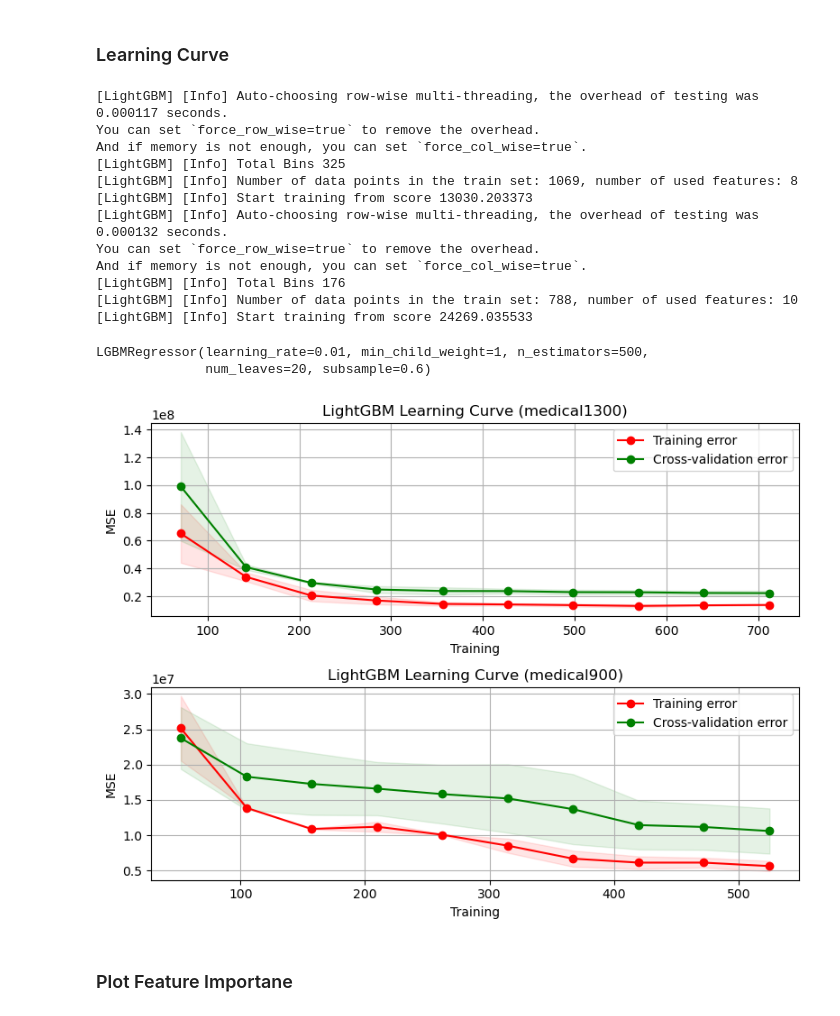
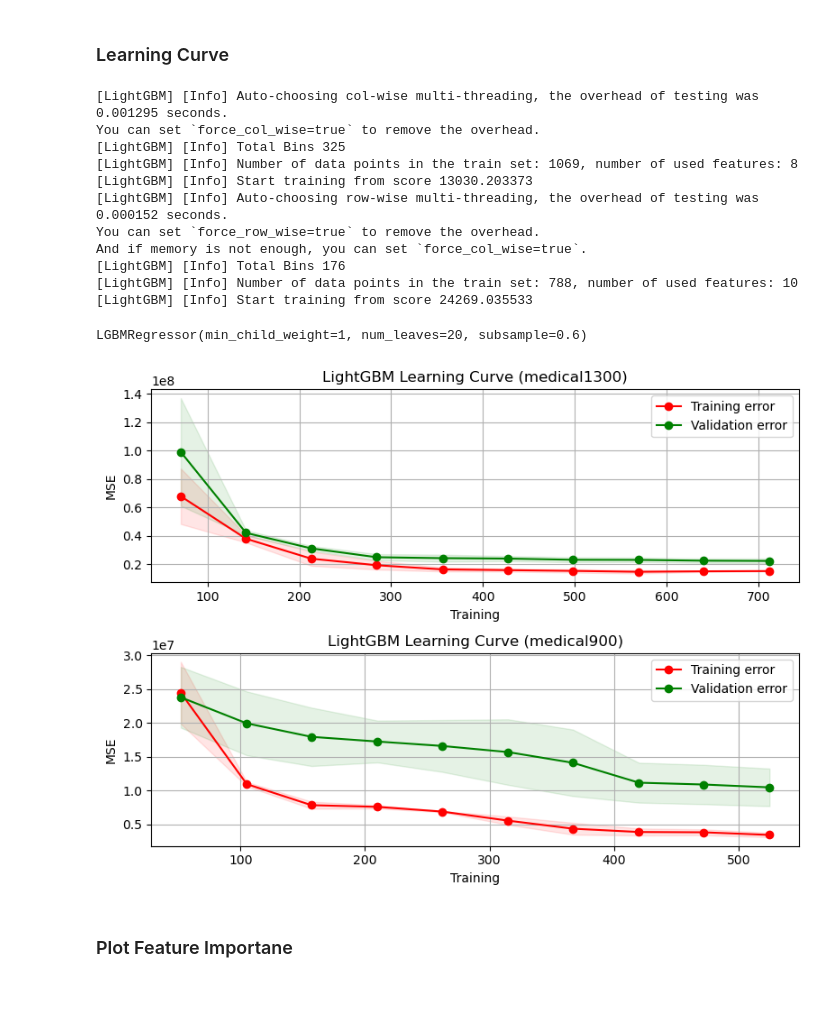
Before and after one commit to rizkyyusfian/Healthcare_Cost_Prediction, a Jupyter notebook: main.ipynb, the cells around one changed output. Cells and saved outputs as stored; diff of their text form; code cells hidden in the pictures.

```diff
--- a/main.ipynb
+++ b/main.ipynb
@@ -104,9 +104,9 @@ def evaluate_lightgbm(X_train, X_test, y_train, y_test):
     model = LGBMRegressor(verbose=0)
 
     param_grid = {
-        'n_estimators': [50, 100, 200, 300, 400, 500],
+        'n_estimators': [100, 200, 300],
         'learning_rate': [0.1, 0.01, 0.001],
-        'num_leaves': [20, 25, 30, 35, 40],
+        'num_leaves': [20, 25, 30],
         'min_child_weight': [1, 5, 10],
         'subsample': [0.6, 0.8, 1.0],
         'colsample_bytree': [0.6, 0.8, 1.0]
@@ -131,11 +131,11 @@ def evaluate_lightgbm(X_train, X_test, y_train, y_test):
         'Best Params': grid_search.best_params_
     }
 
-    return results
+    return results, grid_search.cv_results_
 
 # Evaluate LightGBM model on both datasets
-lgbm_results_1300 = evaluate_lightgbm(X_train_1300, X_test_1300, y_train_1300, y_test_1300)
-lgbm_results_900 = evaluate_lightgbm(X_train_900, X_test_900, y_train_900, y_test_900)
+lgbm_results_1300,  cv_results_1300 = evaluate_lightgbm(X_train_1300, X_test_1300, y_train_1300, y_test_1300)
+lgbm_results_900, cv_results_900  = evaluate_lightgbm(X_train_900, X_test_900, y_train_900, y_test_900)
 
 # Display the results
 print("Light GBM Hyperpamater Tuning using Grid Search")
@@ -195,20 +243,18 @@ lgbm_best_900 = LGBMRegressor(**lgbm_results_900['Best Params'])
 lgbm_best_1300.fit(X_train_1300, y_train_1300)
 lgbm_best_900.fit(X_train_900, y_train_900)
 # %% [output]
-[LightGBM] [Info] Auto-choosing row-wise multi-threading, the overhead of testing was 0.000117 seconds.
-You can set `force_row_wise=true` to remove the overhead.
-And if memory is not enough, you can set `force_col_wise=true`.
+[LightGBM] [Info] Auto-choosing col-wise multi-threading, the overhead of testing was 0.001295 seconds.
+You can set `force_col_wise=true` to remove the overhead.
 [LightGBM] [Info] Total Bins 325
 [LightGBM] [Info] Number of data points in the train set: 1069, number of used features: 8
 [LightGBM] [Info] Start training from score 13030.203373
-[LightGBM] [Info] Auto-choosing row-wise multi-threading, the overhead of testing was 0.000132 seconds.
+[LightGBM] [Info] Auto-choosing row-wise multi-threading, the overhead of testing was 0.000152 seconds.
 You can set `force_row_wise=true` to remove the overhead.
 And if memory is not enough, you can set `force_col_wise=true`.
 [LightGBM] [Info] Total Bins 176
 [LightGBM] [Info] Number of data points in the train set: 788, number of used features: 10
 [LightGBM] [Info] Start training from score 24269.035533
-LGBMRegressor(learning_rate=0.01, min_child_weight=1, n_estimators=500,
-              num_leaves=20, subsample=0.6)
+LGBMRegressor(min_child_weight=1, num_leaves=20, subsample=0.6)
 # %%
 # Function to plot learning curves
 def plot_learning_curve(estimator, X, y, title):
@@ -221,35 +267,35 @@ def plot_learning_curve(estimator, X, y, title):
 
     plt.title(title)
     plt.xlabel("Training")
     plt.ylabel("MSE")
     plt.grid()
 
     plt.fill_between(train_sizes, train_scores_mean - train_scores_std,
                      train_scores_mean + train_scores_std, alpha=0.1,
                      color="r")
     plt.fill_between(train_sizes, test_scores_mean - test_scores_std,
                      test_scores_mean + test_scores_std, alpha=0.1, color="g")
     plt.plot(train_sizes, train_scores_mean, 'o-', color="r",
              label="Training error")
     plt.plot(train_sizes, test_scores_mean, 'o-', color="g",
-             label="Cross-validation error")
+             label="Validation error")
 
     plt.legend(loc="best")
     return plt
 
 plt.figure(figsize=(8, 6))
 # Plot learning curves for each model on the medical1300 dataset
 plt.subplot(2,1,1)
 plot_learning_curve(lgbm_best_1300, X_train_1300, y_train_1300, "LightGBM Learning Curve (medical1300)")
 
 # Plot learning curves for each model on the medical900 dataset
 plt.subplot(2,1,2)
 plot_learning_curve(lgbm_best_900, X_train_900, y_train_900, "LightGBM Learning Curve (medical900)")
 
 plt.tight_layout()
 plt.show()
 # %% [output]
-[figure, old version]
+[figure, new version]
 # %% [markdown]
 ### Plot Feature Importane
 # %%
```
Also changed, not shown: parts of 12 cells of this notebook, 14 other files.
